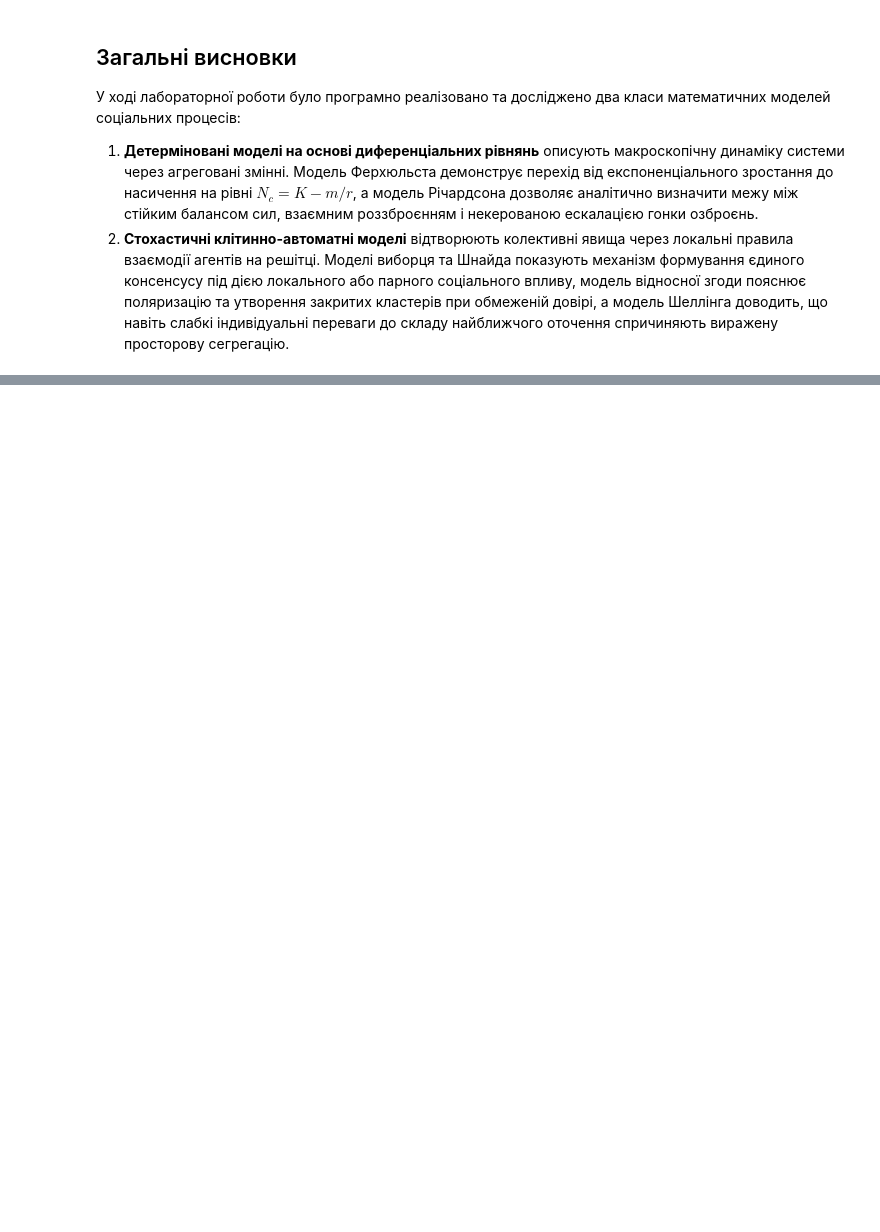
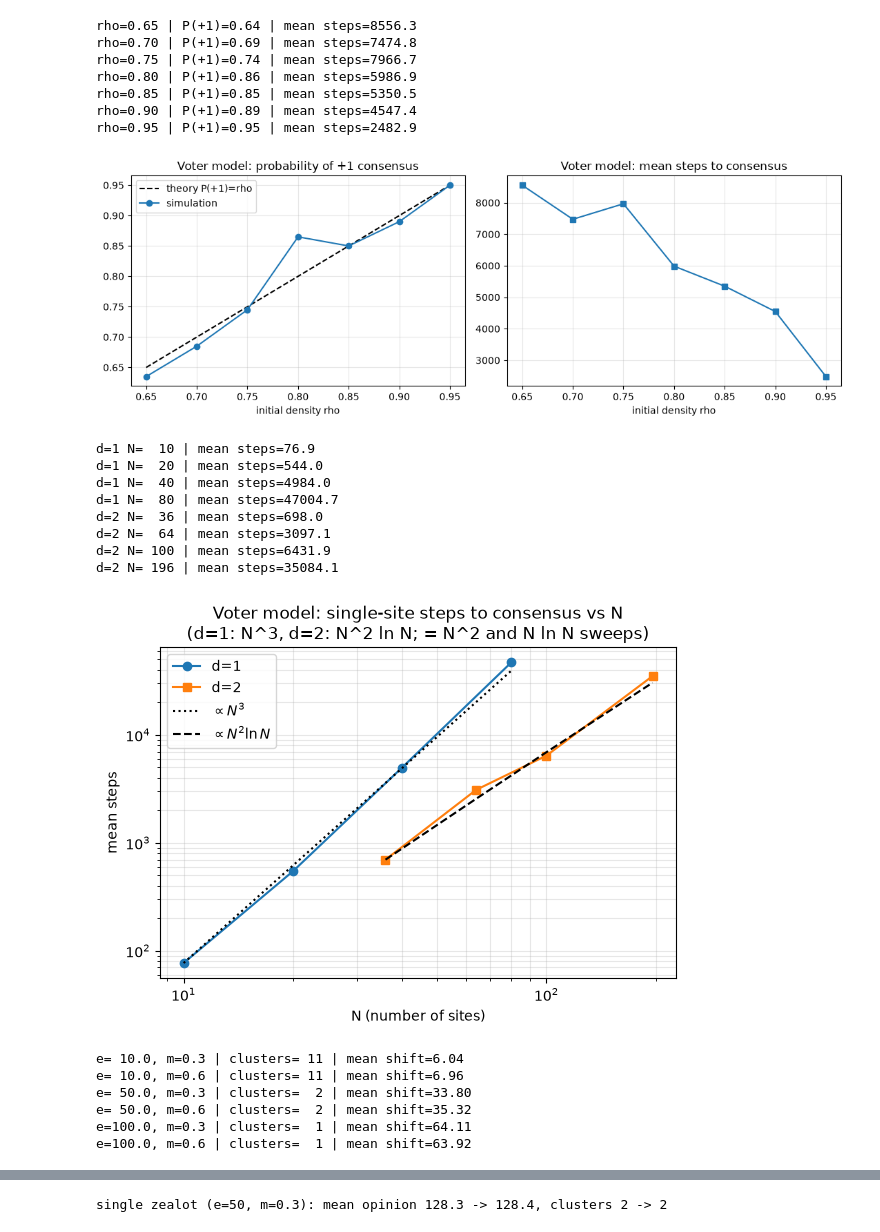
Before and after one commit to KlymentievMaksym/BMMNS, a Jupyter notebook: labs/lab9/lab9.ipynb, the cells around one changed output, grey strips where cells are left out. Cells and saved outputs as stored; diff of their text form; code cells hidden in the pictures; blank space fills up the shorter version.

```diff
--- a/labs/lab9/lab9.ipynb
+++ b/labs/lab9/lab9.ipynb
@@ -9,20 +0,0 @@
-# %%
-import sys
-from pathlib import Path
-
-import matplotlib.pyplot as plt
-import numpy as np
-
-from labs.lab9.ca.relative_agreement import RelativeAgreementCA
-from labs.lab9.ca.segregation import SchellingSegregationCA
-from labs.lab9.ca.sznajd import SznajdCA
-from labs.lab9.ca.voter import VoterModel
-from labs.lab9.ode.population import (
-    exponential_growth_continuous,
-    exponential_growth_discrete,
-    logistic_evolution,
-)
-from labs.lab9.ode.richardson import fit_wwi_historical_data, richardson_arms_race
-
-plt.rcParams["figure.dpi"] = 120
-print("Environment initialized successfully.")
@@ -459,6 +0,0 @@ Rule 2: >= 1/3 same group   | sweeps =  5 | segregation index: 0.500 -> 0.644
-# %% [markdown]
-## Загальні висновки
-
-У ході лабораторної роботи було програмно реалізовано та досліджено два класи математичних моделей соціальних процесів:
-1. **Детерміновані моделі на основі диференціальних рівнянь** описують макроскопічну динаміку системи через агреговані змінні. Модель Ферхюльста демонструє перехід від експоненціального зростання до насичення на рівні $N_c = K - m/r$, а модель Річардсона дозволяє аналітично визначити межу між стійким балансом сил, взаємним роззброєнням і некерованою ескалацією гонки озброєнь.
-2. **Стохастичні клітинно-автоматні моделі** відтворюють колективні явища через локальні правила взаємодії агентів на решітці. Моделі виборця та Шнайда показують механізм формування єдиного консенсусу під дією локального або парного соціального впливу, модель відносної згоди пояснює поляризацію та утворення закритих кластерів при обмеженій довірі, а модель Шеллінга доводить, що навіть слабкі індивідуальні переваги до складу найближчого оточення спричиняють виражену просторову сегрегацію.
@@ -464,0 +4,28 @@ Rule 2: >= 1/3 same group   | sweeps =  5 | segregation index: 0.500 -> 0.644
+# %%
+config = Lab9Config()
+# %%
+run_ca_experiment(config.ca)
+# %% [output]
+rho=0.65 | P(+1)=0.64 | mean steps=8556.3
+rho=0.70 | P(+1)=0.69 | mean steps=7474.8
+rho=0.75 | P(+1)=0.74 | mean steps=7966.7
+rho=0.80 | P(+1)=0.86 | mean steps=5986.9
+rho=0.85 | P(+1)=0.85 | mean steps=5350.5
+rho=0.90 | P(+1)=0.89 | mean steps=4547.4
+rho=0.95 | P(+1)=0.95 | mean steps=2482.9
+[figure, added]
+d=1 N=  10 | mean steps=76.9
+d=1 N=  20 | mean steps=544.0
+d=1 N=  40 | mean steps=4984.0
+d=1 N=  80 | mean steps=47004.7
+d=2 N=  36 | mean steps=698.0
+d=2 N=  64 | mean steps=3097.1
+d=2 N= 100 | mean steps=6431.9
+d=2 N= 196 | mean steps=35084.1
+[figure, added]
+e= 10.0, m=0.3 | clusters= 11 | mean shift=6.04
+e= 10.0, m=0.6 | clusters= 11 | mean shift=6.96
+e= 50.0, m=0.3 | clusters=  2 | mean shift=33.80
+e= 50.0, m=0.6 | clusters=  2 | mean shift=35.32
+e=100.0, m=0.3 | clusters=  1 | mean shift=64.11
+e=100.0, m=0.6 | clusters=  1 | mean shift=63.92
@@ -464,0 +33 @@ Rule 2: >= 1/3 same group   | sweeps =  5 | segregation index: 0.500 -> 0.644
+single zealot (e=50, m=0.3): mean opinion 128.3 -> 128.4, clusters 2 -> 2
```
Also changed, not shown: parts of 20 cells of this notebook, 25 other files.
